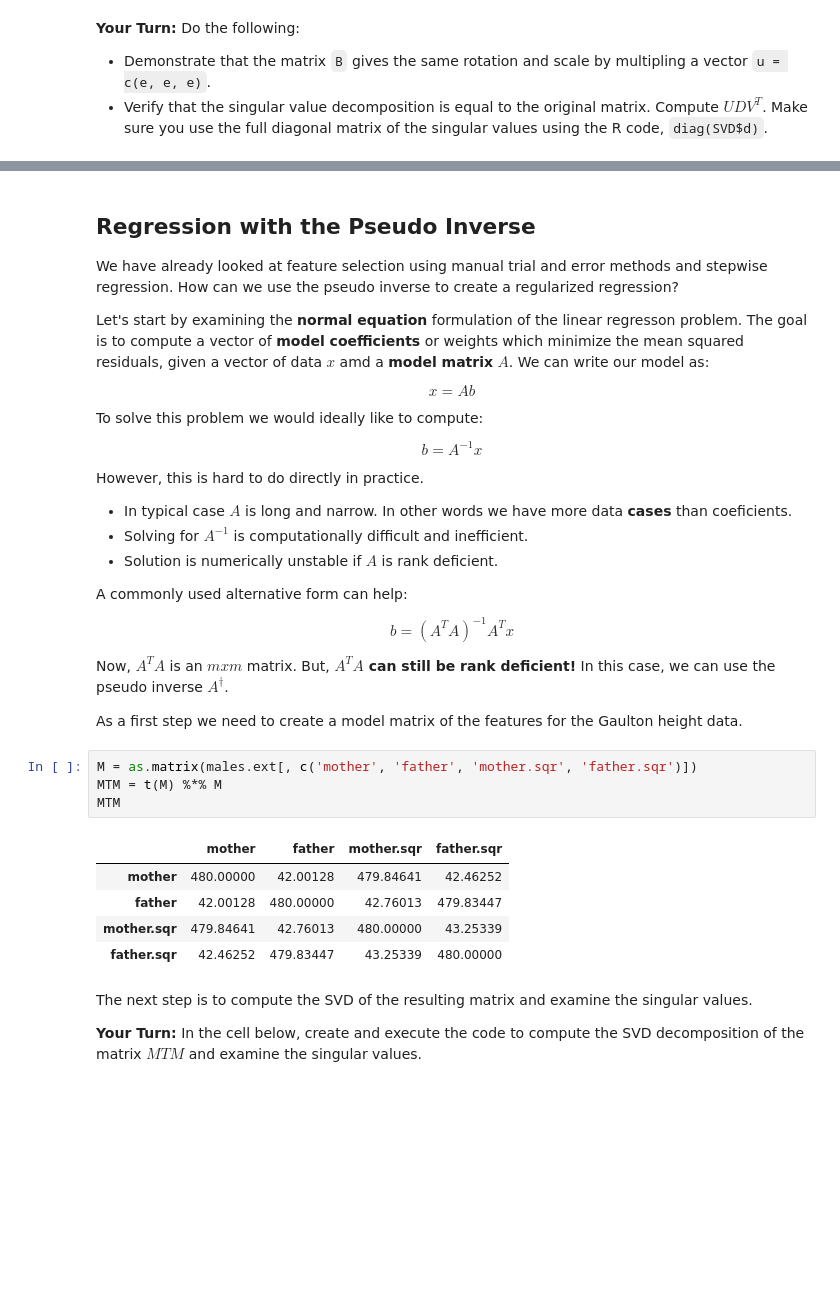
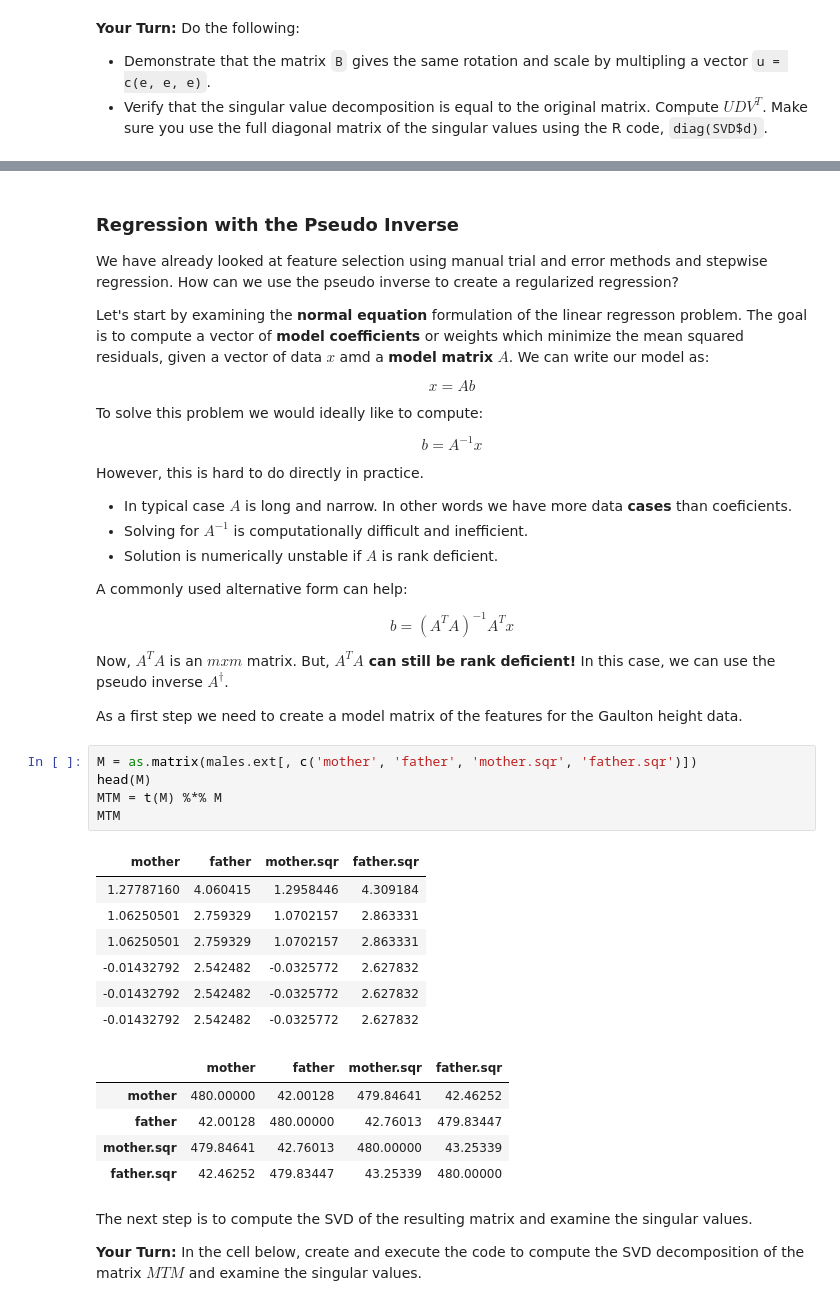
Before and after one commit to StephenElston/DataScience350, a Jupyter notebook: Lecture7/Regression2.ipynb, the cells around one changed output, grey strips where cells are left out. Drawn from its saved outputs; the diff is of its cells as text; blank space fills up the shorter version.

```diff
--- a/Lecture7/Regression2.ipynb
+++ b/Lecture7/Regression2.ipynb
@@ -586,5 +584,5 @@ The pseudo inverse times the matrix
 # %% [markdown]
-## Regression with the Pseudo Inverse
+### Regression with the Pseudo Inverse
 
 We have already looked at feature selection using manual trial and error methods and stepwise regression. How can we use the pseudo inverse to create a regularized regression?
 
@@ -611,14 +609,22 @@ Now, $A^TA$ is an $m x m$ matrix. But, **$A^TA$ can still be rank deficient!** I
 As a first step we need to create a model matrix of the features for the Gaulton height data.
 # %%
 M = as.matrix(males.ext[, c('mother', 'father', 'mother.sqr', 'father.sqr')])
+head(M)
 MTM = t(M) %*% M
 MTM
 # %% [output]
-|  | mother | father | mother.sqr | father.sqr |
-| mother | 480.00000 | 42.00128 | 479.84641 | 42.46252 |
-| father | 42.00128 | 480.00000 | 42.76013 | 479.83447 |
-| mother.sqr | 479.84641 | 42.76013 | 480.00000 | 43.25339 |
-| father.sqr | 42.46252 | 479.83447 | 43.25339 | 480.00000 |
+| mother | father | mother.sqr | father.sqr |
+| 1.27787160 | 4.060415 | 1.2958446 | 4.309184 |
+| 1.06250501 | 2.759329 | 1.0702157 | 2.863331 |
+| 1.06250501 | 2.759329 | 1.0702157 | 2.863331 |
+| -0.01432792 | 2.542482 | -0.0325772 | 2.627832 |
+| -0.01432792 | 2.542482 | -0.0325772 | 2.627832 |
+| -0.01432792 | 2.542482 | -0.0325772 | 2.627832 |
+|  | mother | father | mother.sqr | father.sqr |
+| mother | 480.00000 | 42.00128 | 479.84641 | 42.46252 |
+| father | 42.00128 | 480.00000 | 42.76013 | 479.83447 |
+| mother.sqr | 479.84641 | 42.76013 | 480.00000 | 43.25339 |
+| father.sqr | 42.46252 | 479.83447 | 43.25339 | 480.00000 |
 # %% [markdown]
 The next step is to compute the SVD of the resulting matrix and examine the singular values.
 
```
Also changed, not shown: parts of 34 cells of this notebook.
